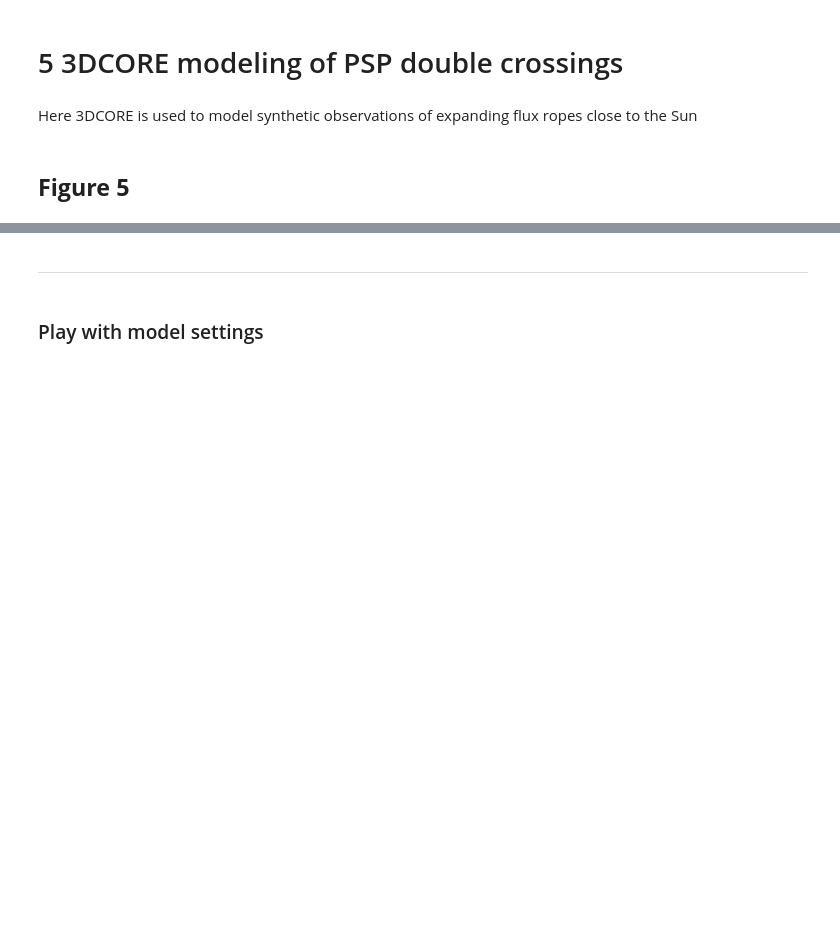
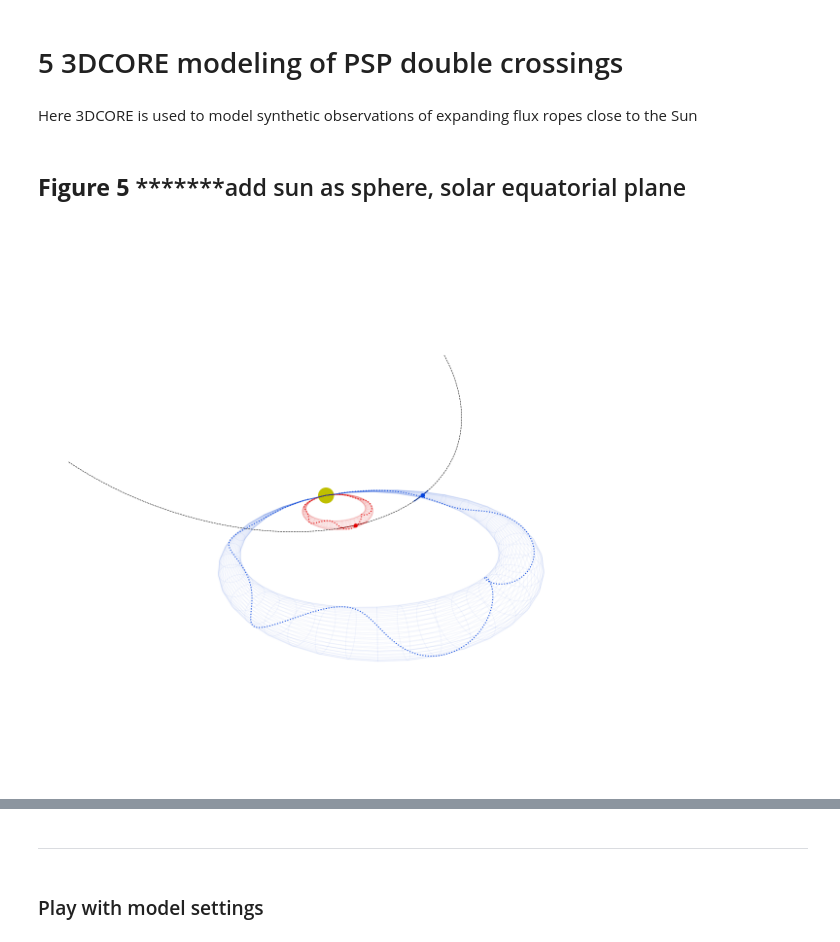
Before and after one commit to helioforecast/Papers, a Jupyter notebook: Moestl2020_PSP_rate/cme_rate.ipynb, the cells around one changed output, grey strips where cells are left out. Drawn from its saved outputs; the diff is of its cells as text; code cells hidden in the pictures; blank space fills up the shorter version.

```diff
--- a/Moestl2020_PSP_rate/cme_rate.ipynb
+++ b/Moestl2020_PSP_rate/cme_rate.ipynb
@@ -2455,31 +2474,35 @@ def plot_traj(ax, sat, t_snap, frame="HEEQ", traj_pos=True, traj_major=4, traj_m
 
         ax.plot(*traj.T, ls=_ls, lw=_lw, **kwargs)
 # %% [markdown]
-## **Figure 5**
+## **Figure 5**  *******add sun as sphere, solar equatorial plane
 # %%
 sns.set_style('whitegrid')
-fig = plt.figure(figsize=(15, 10),dpi=50)
+fig = plt.figure(figsize=(15, 15),dpi=100)
 
 ax = fig.add_subplot(111, projection='3d')
 
-plot_configure(ax, view_azim=125, view_elev=40, view_radius=.15)
-#plot_configure(ax, view_azim=125, view_elev=35, view_radius=.04)
+
+plot_configure(ax, view_azim=125, view_elev=30, view_radius=.15)
+#plot_configure(ax, view_azim=0, view_elev=90, view_radius=.5)
 
 
 plot_3dcore(ax, model_obj, TP_A, color=C_A)
 plot_3dcore_field(ax, model_obj, color=C_A, steps=400, step_size=0.0005, lw=1.5, ls=":")
 plot_traj(ax, "PSP", TP_A, frame="ECLIPJ2000", color=C_A)
 
 plot_3dcore(ax, model_obj, TP_B, color=C_B)
 plot_3dcore_field(ax, model_obj, color=C_B, steps=900, step_size=0.001, lw=1.5, ls=":")
 plot_traj(ax, "PSP", TP_B, frame="ECLIPJ2000", color=C_B,lw=1.5)
 
 plot_traj(ax, "PSP", TP_B, frame="ECLIPJ2000", color="k", traj_pos=False, traj_major=None, traj_minor=144,lw=1.5)
 
-plt.tight_layout()
+
+#plt.tight_layout()
 
 plt.savefig('results/plots_rate/fig5_3dcore_visual.pdf', dpi=300)
 plt.savefig('results/plots_rate/fig5_3dcore_visual.png', dpi=300)
+# %% [output]
+[figure, added]
 # %%
 t1, btot1, bxyz1 = measure(model_obj, "PSP", TP_A - datetime.timedelta(hours=6), TP_A  + datetime.timedelta(hours=6), frame="ECLIPJ2000", bframe="SPP_RTN")
 t2, btot2, bxyz2 = measure(model_obj, "PSP", TP_B - datetime.timedelta(hours=12), TP_B  + datetime.timedelta(hours=12), frame="ECLIPJ2000", bframe="SPP_RTN")
```
Also changed, not shown: parts of 23 cells of this notebook, 3 other files.
